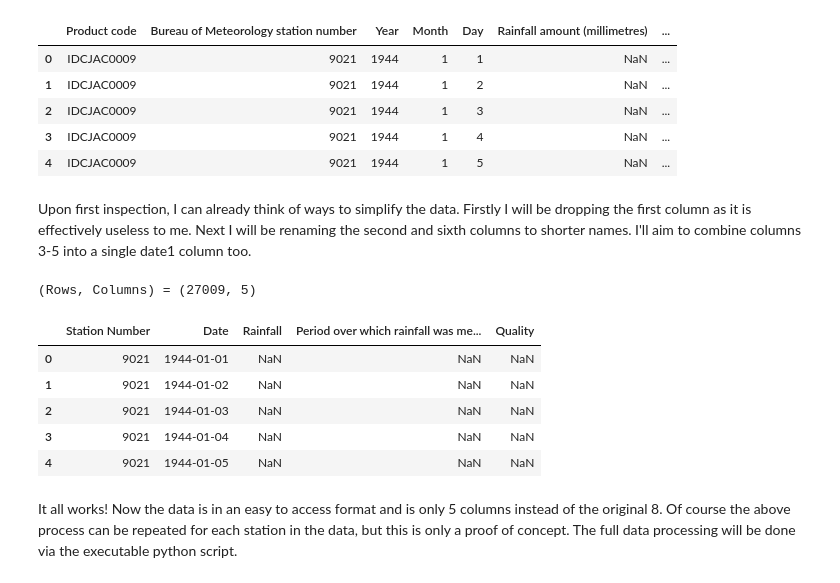
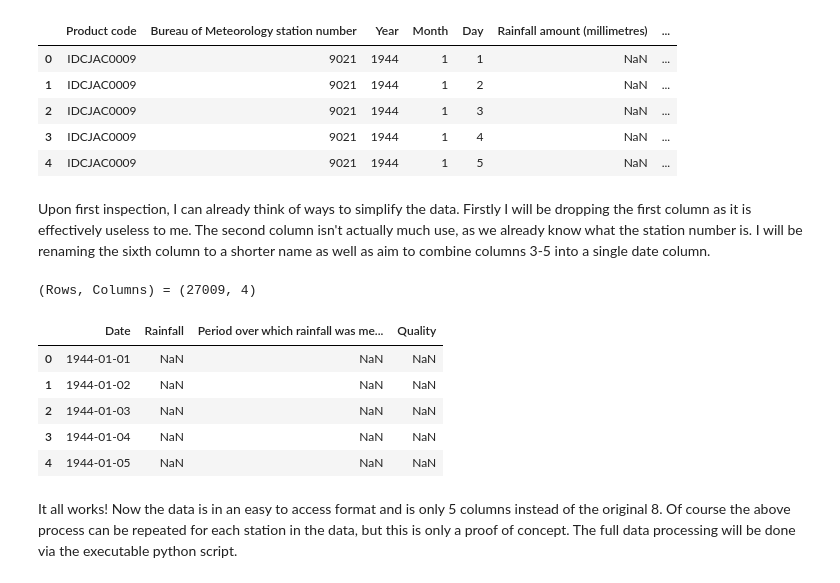
Before and after one commit to kmiller96/PythonWeatherDataScraper, a Jupyter notebook: ProofOfConcept.ipynb, the cells around one changed output. Drawn from its saved outputs; the diff is of its cells as text; code cells hidden in the pictures.

```diff
--- a/ProofOfConcept.ipynb
+++ b/ProofOfConcept.ipynb
@@ -187,47 +187,47 @@ df_station9021.head()
 | 3 | IDCJAC0009 | 9021 | 1944 | 1 | 4 | NaN | ... |
 | 4 | IDCJAC0009 | 9021 | 1944 | 1 | 5 | NaN | ... |
 # %% [markdown]
-Upon first inspection, I can already think of ways to simplify the data. Firstly I will be dropping the first column as it is effectively useless to me. Next I will be renaming the second and sixth columns to shorter names. I'll aim to combine columns 3-5 into a single date1 column too.
+Upon first inspection, I can already think of ways to simplify the data. Firstly I will be dropping the first column as it is effectively useless to me. The second column isn't actually much use, as we already know what the station number is. I will be renaming the sixth column to a shorter name as well as aim to combine columns 3-5 into a single date column.
 # %%
 # Import in the dataframe.
 df_station9021 = pandas.read_csv(glob.glob("station_9021/*.csv")[0])
 
 # Rename the columns.
 df_station9021.rename(columns={
     'Bureau of Meteorology station number': "Station Number",
     'Rainfall amount (millimetres)': 'Rainfall',
 }, inplace=True)
 
 # Combine date into a single column.
 # (I know this code sucks, I couldn't make it work any other way).
 df_station9021['Year'] = df_station9021['Year'].map(str)
 df_station9021['Month'] = df_station9021['Month'].map(lambda x: str(x).zfill(2))
 df_station9021['Day'] = df_station9021['Day'].map(lambda x: str(x).zfill(2))
 
 df_station9021.insert(
     2, 'Date',
 
     df_station9021['Year'] + '-' +
     df_station9021['Month'] + '-' +
     df_station9021['Day']
 )
 
 df_station9021.drop(['Year', 'Month', 'Day'], axis=1, inplace=True)
 
 # Next, drop the first column.
-df_station9021.drop(["Product code"], axis=1, inplace=True)
+df_station9021.drop(["Product code", "Station Number"], axis=1, inplace=True)
 
 # Visualise the newly formatted data.
 print "(Rows, Columns) =", df_station9021.shape
 df_station9021.head()
 # %% [output]
-(Rows, Columns) = (27009, 5)
+(Rows, Columns) = (27009, 4)
-|  | Station Number | Date | Rainfall | Period over which rainfall was me... | Quality |
-| 0 | 9021 | 1944-01-01 | NaN | NaN | NaN |
-| 1 | 9021 | 1944-01-02 | NaN | NaN | NaN |
-| 2 | 9021 | 1944-01-03 | NaN | NaN | NaN |
-| 3 | 9021 | 1944-01-04 | NaN | NaN | NaN |
-| 4 | 9021 | 1944-01-05 | NaN | NaN | NaN |
+|  | Date | Rainfall | Period over which rainfall was me... | Quality |
+| 0 | 1944-01-01 | NaN | NaN | NaN |
+| 1 | 1944-01-02 | NaN | NaN | NaN |
+| 2 | 1944-01-03 | NaN | NaN | NaN |
+| 3 | 1944-01-04 | NaN | NaN | NaN |
+| 4 | 1944-01-05 | NaN | NaN | NaN |
 # %% [markdown]
 It all works! Now the data is in an easy to access format and is only 5 columns instead of the original 8. Of course the above process can be repeated for each station in the data, but this is only a proof of concept. The full data processing will be done via the executable python script.
 # %% [markdown]
```
Also changed, not shown: parts of 17 cells of this notebook.
